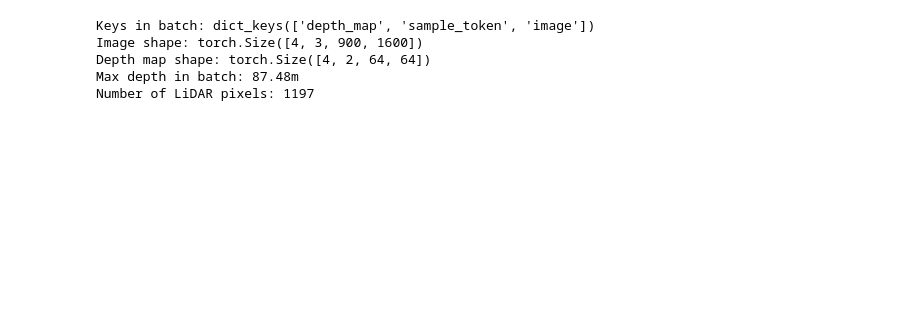
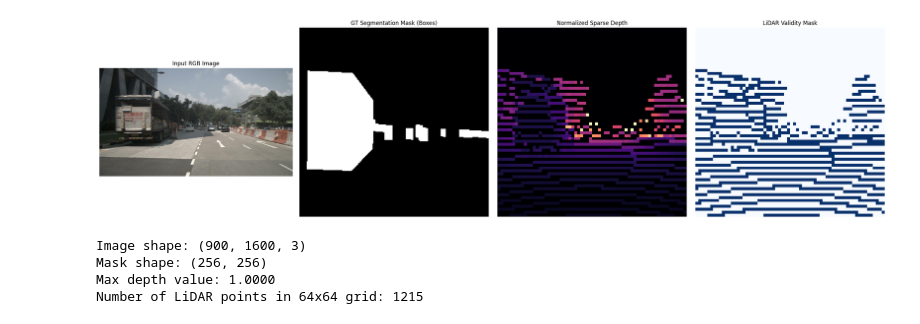
Before and after one commit to Utkristha/MONO-SAM, a Jupyter notebook: Notebook/1_dataloader.ipynb, the cells around one changed output. Saved outputs shown, nothing was run; the diff lists cells and outputs as text; code cells hidden in the pictures; blank space fills up the shorter version.

```diff
--- a/Notebook/1_dataloader.ipynb
+++ b/Notebook/1_dataloader.ipynb
@@ -75,10 +172,52 @@ train_loader = DataLoader(dataset,batch_size=4,shuffle=True,num_workers=0)
 # %%
-# Create the iterator
-data_iter = iter(train_loader)
-batch = next(data_iter)
+import matplotlib.pyplot as plt
+import numpy as np
+import torch
+
+# 1. Initialize your dataset
+# nusc, explorer, and sample_list should already be defined in your notebook
+test_ds = CustomDataset2(nusc, explorer, nusc.sample)
+
+# 2. Pull a single sample
+data = test_ds[0]
+
+# 3. Extract components
+image = data['image'].permute(1, 2, 0).numpy().astype(np.uint8)
+gt_mask = data['gt_mask'].squeeze().numpy()
+# Get the depth channel (0) and the validity mask (1)
+gt_depth = data['gt_depth'][0].numpy()
+valid_depth_mask = data['gt_depth'][1].numpy()
+
+# 4. Visualization
+fig, axes = plt.subplots(1, 4, figsize=(24, 6))
+
+axes[0].imshow(image)
+axes[0].set_title("Input RGB Image")
+
+axes[1].imshow(gt_mask, cmap='gray')
+axes[1].set_title("GT Segmentation Mask (Boxes)")
+
+# We use 'magma' for depth; points will be dark if close, bright if far
+axes[2].imshow(gt_depth, cmap='magma')
+axes[2].set_title("Normalized Sparse Depth")
+
+axes[3].imshow(valid_depth_mask, cmap='Blues')
+axes[3].set_title("LiDAR Validity Mask")
+
+for ax in axes:
+    ax.axis('off')
+
+plt.tight_layout()
+plt.show()
+
+# 5. Check values
+print(f"Image shape: {image.shape}") # Should be (900, 1600, 3)
+print(f"Mask shape: {gt_mask.shape}")   # Should be (256, 256)
+print(f"Max depth value: {gt_depth.max():.4f}") # Should be <= 1.0
+print(f"Number of LiDAR points in 64x64 grid: {int(valid_depth_mask.sum())}")
 # %% [output]
+[figure, added]
-Keys in batch: dict_keys(['depth_map', 'sample_token', 'image'])
-Image shape: torch.Size([4, 3, 900, 1600])
-Depth map shape: torch.Size([4, 2, 64, 64])
-Max depth in batch: 87.48m
-Number of LiDAR pixels: 1197
+Image shape: (900, 1600, 3)
+Mask shape: (256, 256)
+Max depth value: 1.0000
+Number of LiDAR points in 64x64 grid: 1215
```
Also changed, not shown: parts of 5 cells of this notebook, 3 other files.
